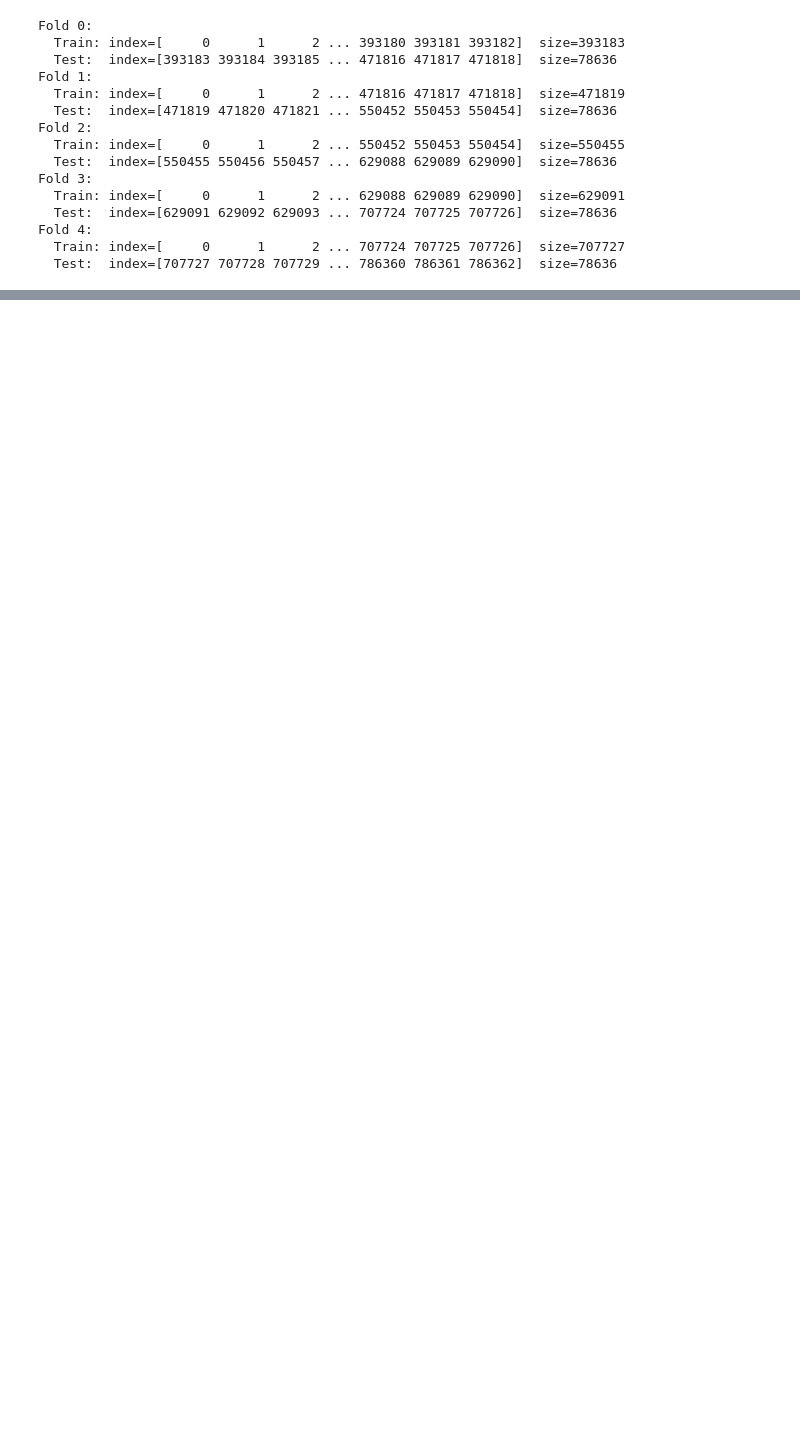
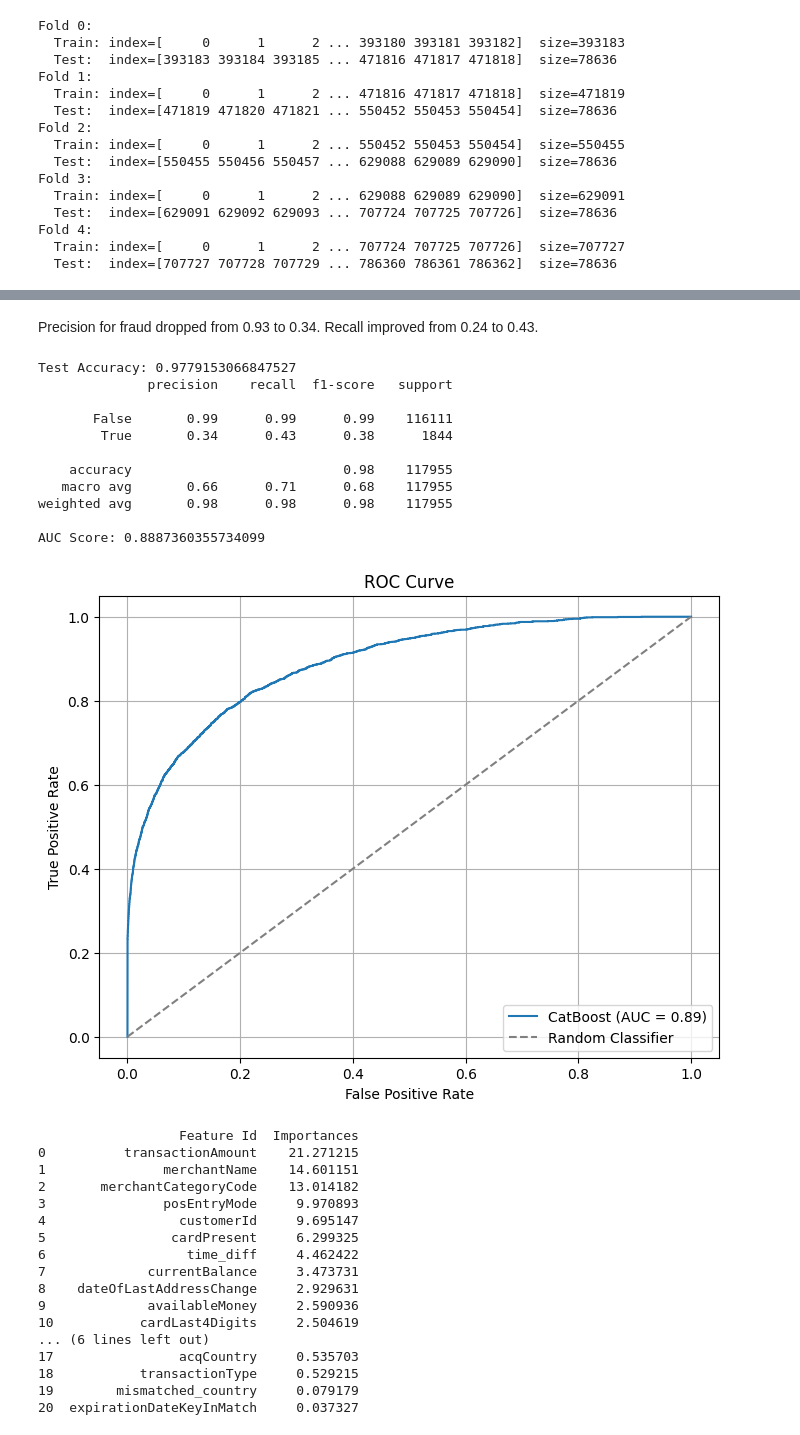
Before and after one commit to JennyL07/Fraud_detection, a Jupyter notebook: model.ipynb, the cells around one changed output, grey strips where cells are left out. Saved outputs shown, nothing was run; the diff lists cells and outputs as text; code cells hidden in the pictures; blank space fills up the shorter version.

```diff
--- a/model.ipynb
+++ b/model.ipynb
@@ -222,0 +231,11 @@ AUC Score: 0.8885677892448304
+# %%
+model = CatBoostClassifier(iterations=1000, learning_rate=0.1, depth=6, class_weights=[1, 10], random_seed=42)
+
+# Train the model
+model.fit(X_train, y_train, cat_features=cat_features, eval_set=(X_val, y_val), verbose=100, early_stopping_rounds=100)
+y_pred = model.predict(X_test)
+
+# Evaluate the model
+accuracy = accuracy_score(y_test, y_pred)
+print(f"Test Accuracy: {accuracy}")
+print(classification_report(y_test, y_pred))
@@ -222,0 +260,67 @@ AUC Score: 0.8885677892448304
+# %% [markdown]
+Precision for fraud dropped from 0.93 to 0.34.
+Recall improved from 0.24 to 0.43.
+# %%
+# Evaluate the model using classification report and accuracy
+accuracy = accuracy_score(y_test, y_pred)
+print(f"Test Accuracy: {accuracy}")
+print(classification_report(y_test, y_pred))
+
+# 2. Calculate the probabilities for the positive class (fraud)
+y_prob = model.predict_proba(X_test)[:, 1]  # Getting the probabilities for the positive class (isFraud = 1)
+
+# 3. Calculate the AUC score
+roc_auc = roc_auc_score(y_test, y_prob)
+print(f"AUC Score: {roc_auc}")
+
+# 4. Plot the ROC Curve
+fpr, tpr, thresholds = roc_curve(y_test, y_prob)
+plt.figure(figsize=(8, 6))
+plt.plot(fpr, tpr, label=f"CatBoost (AUC = {roc_auc:.2f})")
+plt.plot([0, 1], [0, 1], linestyle='--', color='gray', label='Random Classifier')
+plt.xlabel('False Positive Rate')
+plt.ylabel('True Positive Rate')
+plt.title('ROC Curve')
+plt.legend(loc='lower right')
+plt.grid(True)
+plt.show()
+
+# 5. Feature Importance
+feature_importances = model.get_feature_importance(prettified=True)
+print(feature_importances)
+
+# Plot feature importance
+plt.figure(figsize=(10, 8))
+sns.barplot(x=feature_importances['Importances'], y=feature_importances['Feature Id'])
+plt.title('Feature Importance')
+plt.show()
+# %% [output]
+Test Accuracy: 0.9779153066847527
+              precision    recall  f1-score   support
+
+       False       0.99      0.99      0.99    116111
+        True       0.34      0.43      0.38      1844
+
+    accuracy                           0.98    117955
+   macro avg       0.66      0.71      0.68    117955
+weighted avg       0.98      0.98      0.98    117955
+
+AUC Score: 0.8887360355734099
+[figure, added]
+                  Feature Id  Importances
+0          transactionAmount    21.271215
+1               merchantName    14.601151
+2       merchantCategoryCode    13.014182
+3               posEntryMode     9.970893
+4                 customerId     9.695147
+5                cardPresent     6.299325
+6                  time_diff     4.462422
+7             currentBalance     3.473731
+8    dateOfLastAddressChange     2.929631
+9             availableMoney     2.590936
+10           cardLast4Digits     2.504619
+... (6 lines left out)
+17                acqCountry     0.535703
+18           transactionType     0.529215
+19        mismatched_country     0.079179
+20  expirationDateKeyInMatch     0.037327
```
Also changed, not shown: parts of 16 cells of this notebook, 10 other files.
